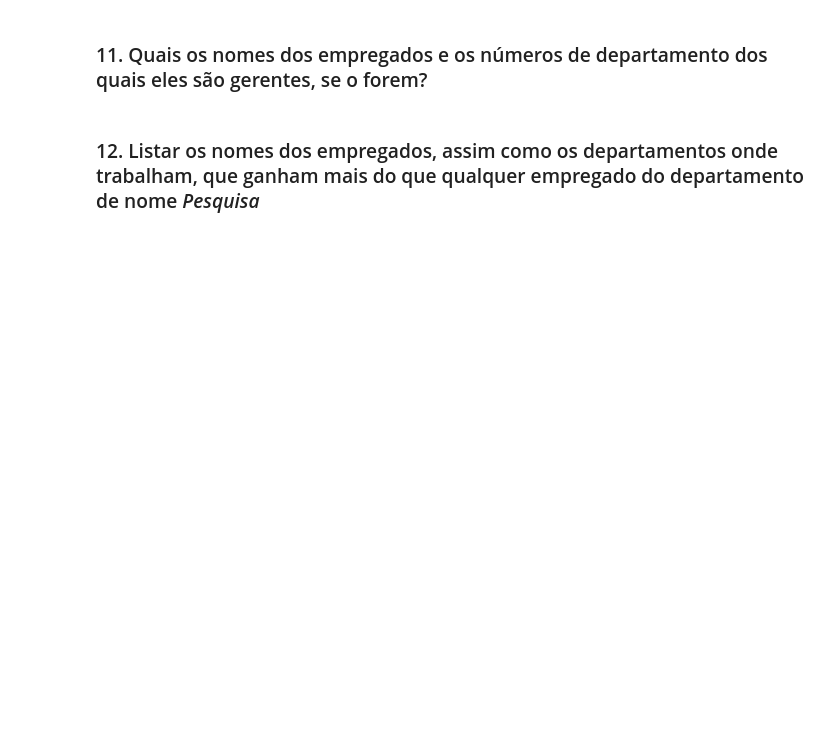
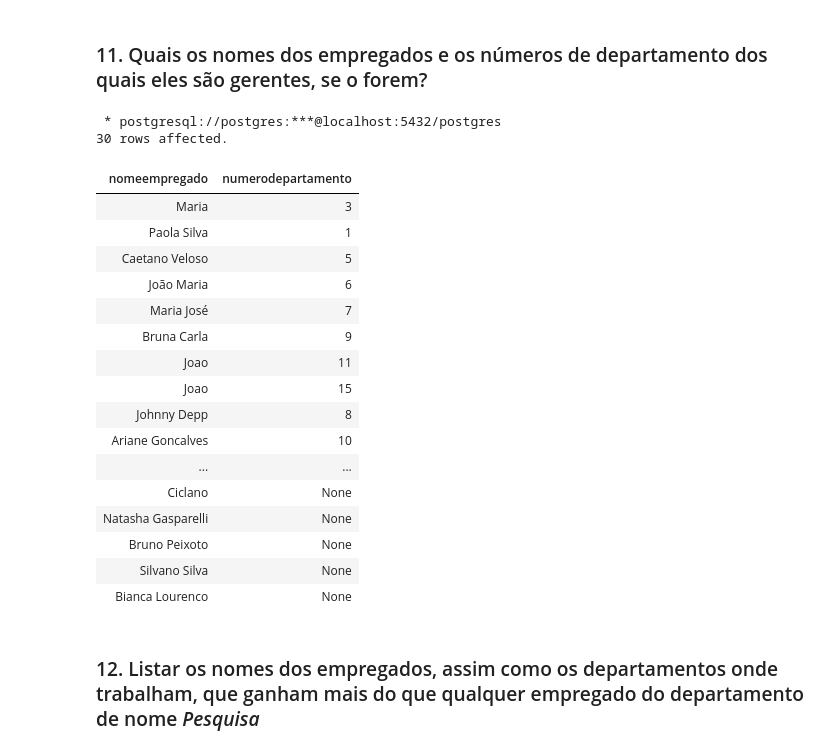
Before and after one commit to PajeSystems/PUC.MVP, a Jupyter notebook: Exercício_Boaz_BD_Aula3.ipynb, the cells around one changed output. Cells and saved outputs as stored; diff of their text form; code cells hidden in the pictures; blank space fills up the shorter version.

```diff
--- a/Exercício_Boaz_BD_Aula3.ipynb
+++ b/Exercício_Boaz_BD_Aula3.ipynb
@@ -151,2 +375,27 @@ WHERE  depnum in (SELECT num
+# %%
+%%sql
+SELECT E.nome AS NomeEmpregado, D.num AS NumeroDepartamento
+FROM Empregado AS E
+LEFT JOIN Departamento AS D ON E.ident = D.identGer;
+# %% [output]
+ * postgresql://postgres:***@localhost:5432/postgres
+30 rows affected.
+| nomeempregado | numerodepartamento |
+| Maria | 3 |
+| Paola Silva | 1 |
+| Caetano Veloso | 5 |
+| João Maria | 6 |
+| Maria José | 7 |
+| Bruna Carla | 9 |
+| Joao | 11 |
+| Joao | 15 |
+| Johnny Depp | 8 |
+| Ariane Goncalves | 10 |
+| ... | ... |
+| Ciclano | None |
+| Natasha Gasparelli | None |
+| Bruno Peixoto | None |
+| Silvano Silva | None |
+| Bianca Lourenco | None |
 # %% [markdown]
 ### 12. Listar os nomes dos empregados, assim como os departamentos onde trabalham, que ganham mais do que qualquer empregado do departamento de nome *Pesquisa*
```
Also changed, not shown: parts of 35 cells of this notebook.
